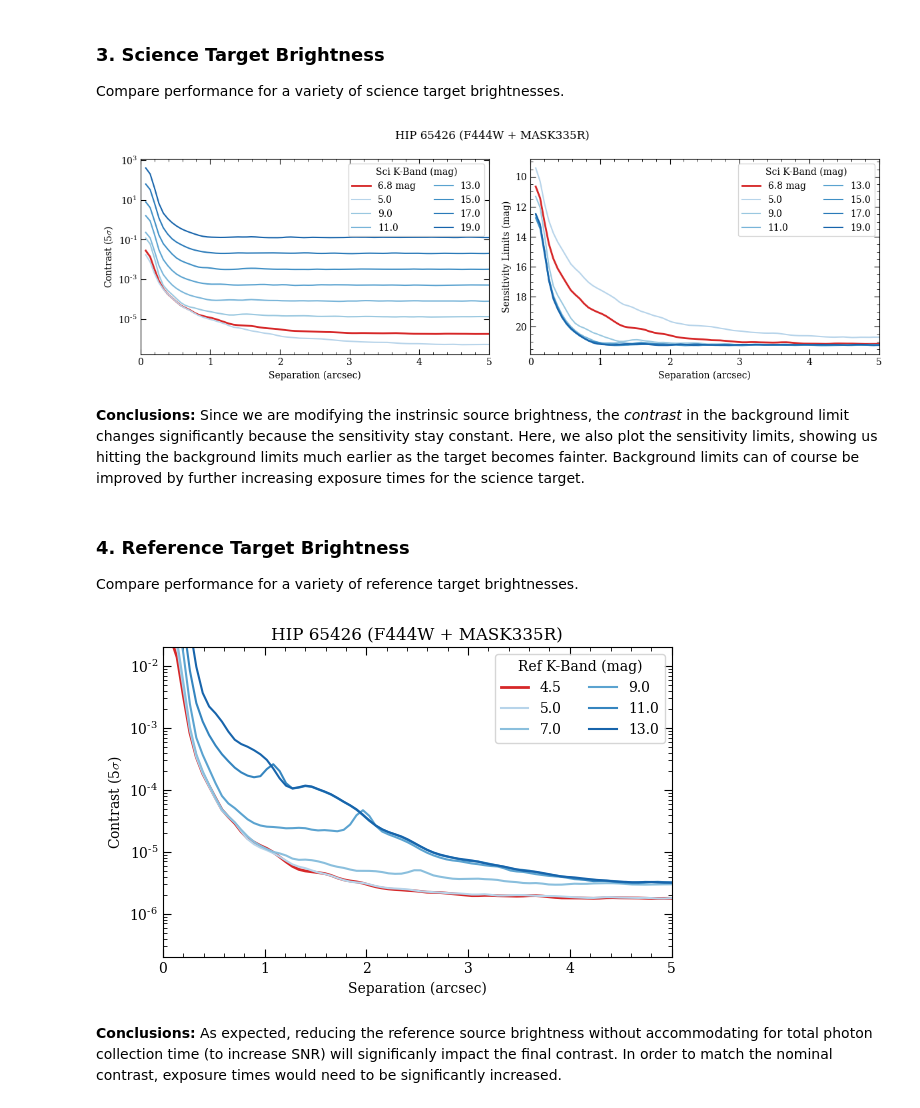
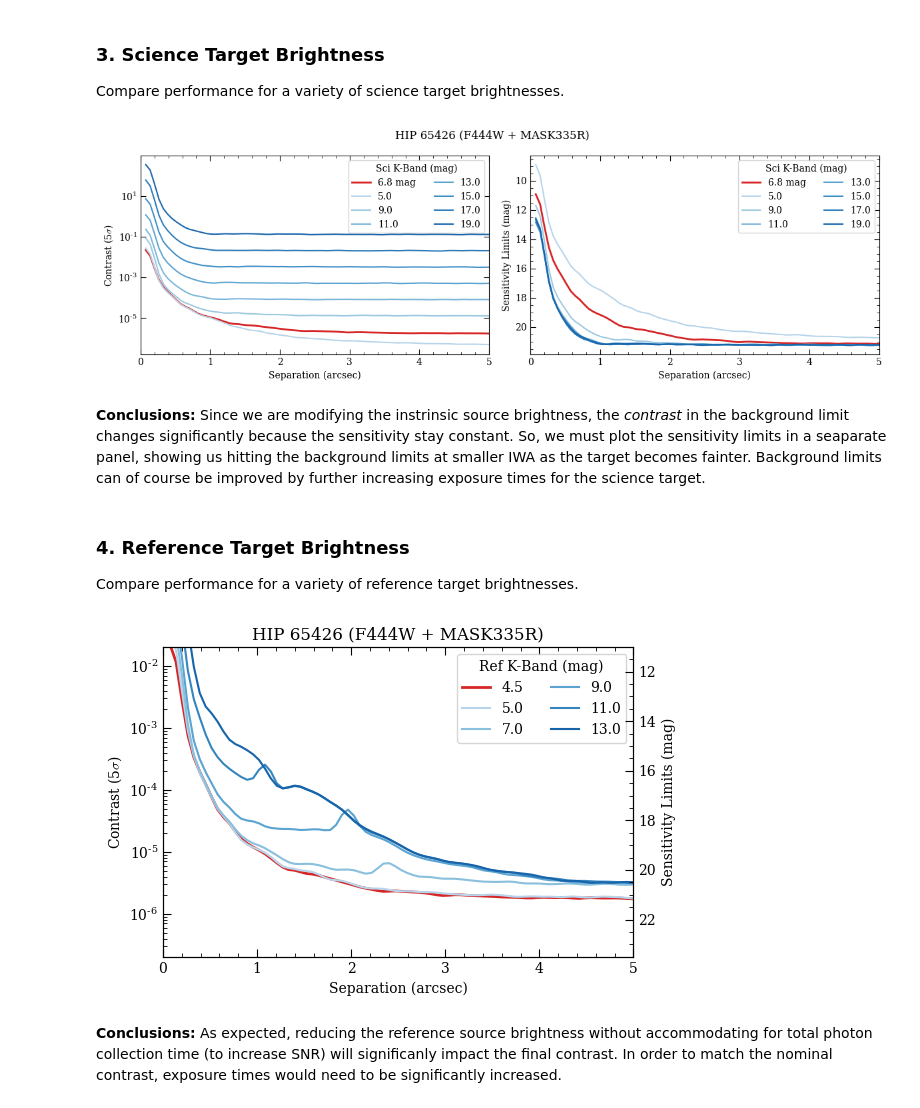
Before and after one commit to JarronL/pynrc, a Jupyter notebook: notebooks/Contrast_Variations.ipynb, the cells around one changed output. Saved outputs shown, nothing was run; the diff lists cells and outputs as text; code cells hidden in the pictures.

```diff
--- a/notebooks/Contrast_Variations.ipynb
+++ b/notebooks/Contrast_Variations.ipynb
@@ -167,4 +169,12 @@ roll_angle = 10
 contrast_nom = obs.calc_contrast(roll_angle=roll_angle, nsig=nsig, use_cmask=False)
+# %%
+def cont_to_sen(x):
+    contrast = np.asarray(x)
+    return -2.5*np.log10(contrast) + obs.star_flux('vegamag')
+
+def sen_to_cont(x):
+    sen_mag = np.asarray(x)
+    return 10**((obs.star_flux('vegamag') - sen_mag) / 2.5)
 # %%
 fig, ax = plt.subplots(1,1, figsize=(6,4))
 
@@ -336,7 +361,7 @@ for ax in axes:
     ax.set_xlim([0,5])
 
     ax.set_xlabel('Separation (arcsec)')
-    ylabel = 'Contrast (5$\sigma$)' if ax==axes[0] else 'Sensitivity Limits (mag)'
+    ylabel = f'Contrast ({nsig:.0f}$\sigma$)' if ax==axes[0] else 'Sensitivity Limits (mag)'
     ax.set_ylabel(ylabel)
 
     ax.legend(title='Sci K-Band (mag)', ncol=2)
@@ -347,9 +372,9 @@ fig.suptitle(f'{name_sci} ({obs.filter} + {obs.image_mask})')
 
 fig.tight_layout()
 # %% [output]
-[figure, old version]
+[figure, new version]
 # %% [markdown]
-**Conclusions:** Since we are modifying the instrinsic source brightness, the _contrast_ in the background limit changes significantly because the sensitivity stay constant. Here, we also plot the sensitivity limits, showing us hitting the background limits much earlier as the target becomes fainter. Background limits can of course be improved by further increasing exposure times for the science target.
+**Conclusions:** Since we are modifying the instrinsic source brightness, the _contrast_ in the background limit changes significantly because the sensitivity stay constant. So, we must plot the sensitivity limits in a seaparate panel, showing us hitting the background limits at smaller IWA as the target becomes fainter. Background limits can of course be improved by further increasing exposure times for the science target.
 # %% [markdown]
 ### 4. Reference Target Brightness
 
@@ -368,29 +393,34 @@ obs.sp_ref = sp_ref
 # %%
 fig, ax = plt.subplots(1,1, figsize=(6,4))
 
 lin_vals = np.linspace(0.3,0.8,len(contrast_list))
 colors = plt.cm.Blues(lin_vals)
 
 label = f'{mag_ref:.1f}'
 ax.semilogy(contrast_nom[0], contrast_nom[1], color='C3', lw=2, label=label)
 
 for i, contrast in enumerate(contrast_list):
     label = f'{kmag_list[i]:.1f}'
     ax.semilogy(contrast[0], contrast[1], color=colors[i], label=label)
 
 ax.legend(title='Ref K-Band (mag)', ncol=2)
 
 ax.set_xlim([0,5])
 ax.set_ylim([2e-7, 2e-2])
 
 ax.set_xlabel('Separation (arcsec)')
-ax.set_ylabel('Contrast (5$\sigma$)')
+ax.set_ylabel(f'Contrast ({nsig:.0f}$\sigma$)')
 
 ax.set_title(f'{name_sci} ({obs.filter} + {obs.image_mask})')
 
+# Create 2nd axis indicating sensitivity limits (mags)
+ax2 = ax.twinx()
+ax2.set_ylim(cont_to_sen(ax.get_ylim()))
+ax2.set_ylabel('Sensitivity Limits (mag)')
+
 fig.tight_layout()
 # %% [output]
-[figure, old version]
+[figure, new version]
 # %% [markdown]
 **Conclusions:** As expected, reducing the reference source brightness without accommodating for total photon collection time (to increase SNR) will significanly impact the final contrast. In order to match the nominal contrast, exposure times would need to be significantly increased.
 # %% [markdown]
```
Also changed, not shown: parts of 13 cells of this notebook.
